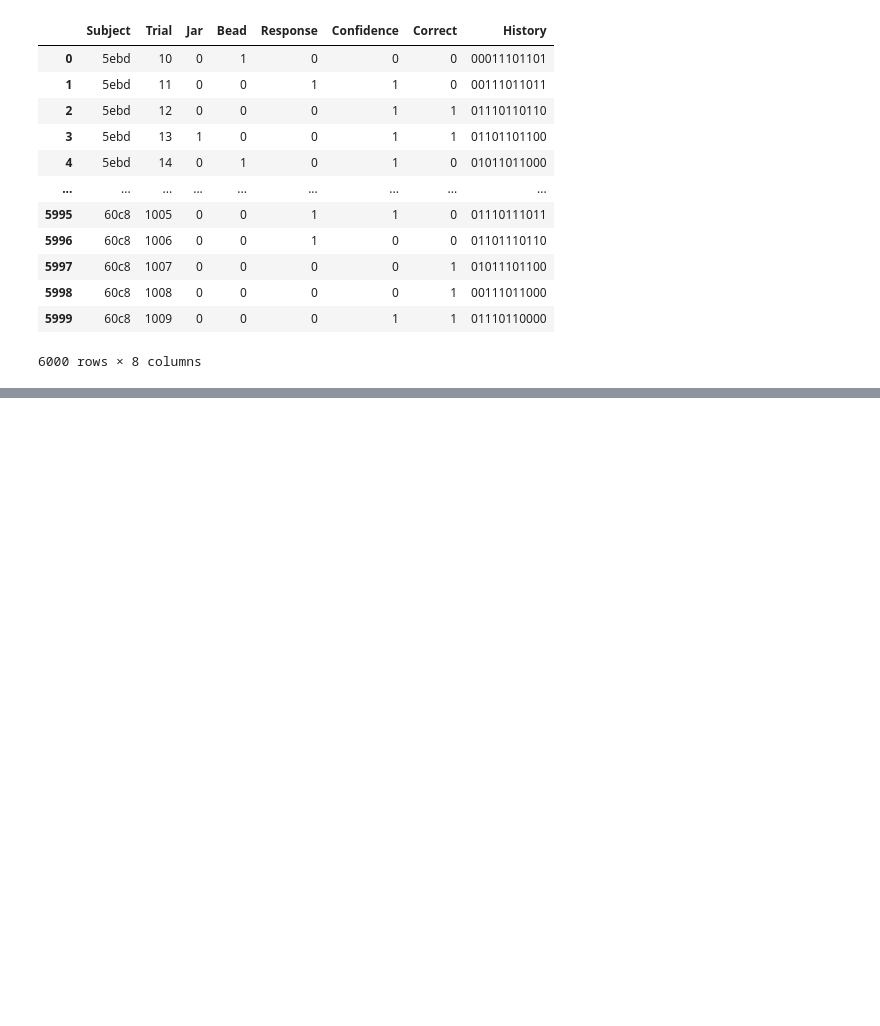
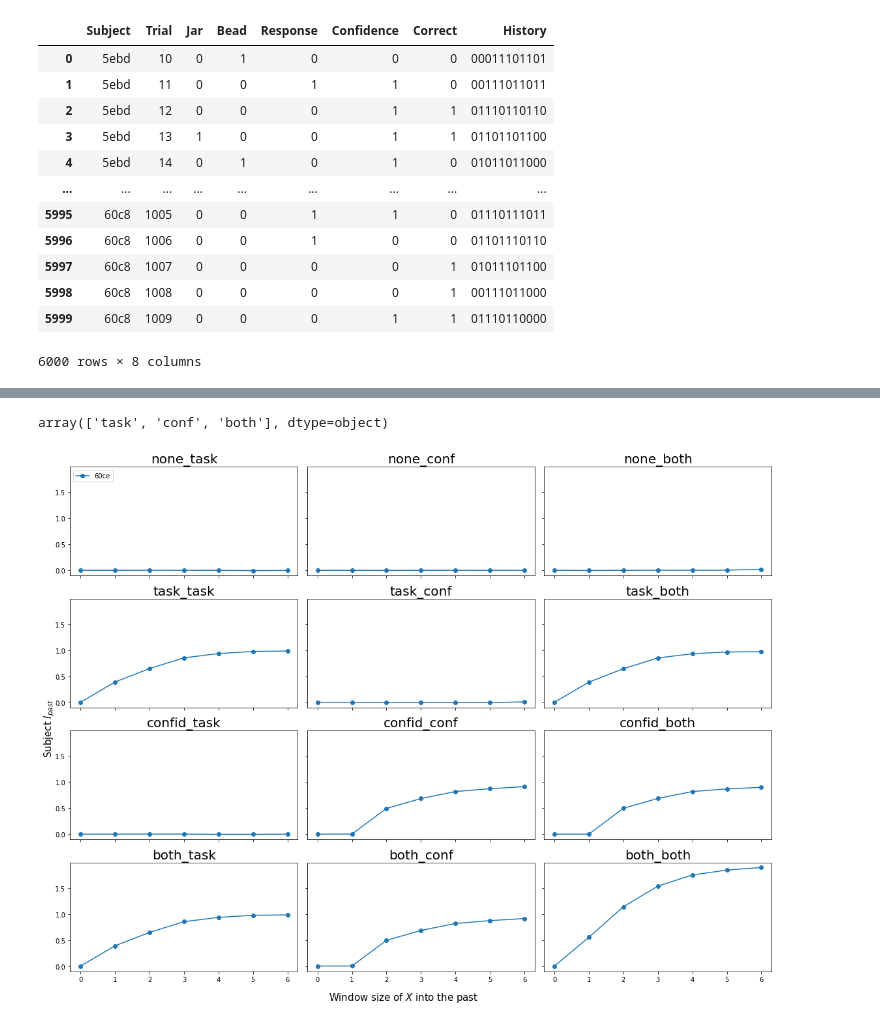
Before and after one commit to vickiew/InformationBottleneckConfidence, a Jupyter notebook: Urn-Confidence/Pilot/IBConfidenceSimulation.ipynb, the cells around one changed output, grey strips where cells are left out. Cells and saved outputs as stored; diff of their text form; code cells hidden in the pictures; blank space fills up the shorter version.

```diff
--- a/Urn-Confidence/Pilot/IBConfidenceSimulation.ipynb
+++ b/Urn-Confidence/Pilot/IBConfidenceSimulation.ipynb
@@ -308,0 +156,28 @@ plt.title('Decision only vs decision + confidence',size=20)
+# %%
+I_window = []
+
+def window_helper(i_p, i_f, dname, includes):
+    m = []
+    for sub in i_p.keys():
+        df = pd.DataFrame({
+            'Subject':sub,
+            'sim':dname,
+            'includes':includes,
+            'window':np.arange(len(i_p[sub])),
+            'Ip':i_p[sub],
+            'If':i_f[sub]
+        })
+        m.extend(df.values)
+    return(m)
+
+for dname,d in Ddict.items():
+    ip_task, if_task = sm.get_windowed_mi_subs(d,6)
+    ip_conf, if_conf = sm.get_windowed_mi_subs_confo(d,6)
+    ip_both, if_both = sm.get_windowed_mi_subs_confid(d,6)
+
+    I_window.extend(window_helper(ip_task, if_task, dname, "task"))
+    I_window.extend(window_helper(ip_conf, if_conf, dname, "conf"))
+    I_window.extend(window_helper(ip_both, if_both, dname, "both"))
+
+I_window_df = pd.DataFrame(I_window, columns = ['Subject', 'sim', 'includes', 'window', 'Ip', "If"])
+I_window_df
@@ -308,0 +261,21 @@ plt.title('Decision only vs decision + confidence',size=20)
+# %%
+I_window_df['includes'].unique()
+# %% [output]
+array(['task', 'conf', 'both'], dtype=object)
+# %%
+fig, axs = plt.subplots(nrows=4, ncols=3, figsize=(16, 12), sharex = True, sharey = True)
+for i,sim in enumerate(I_window_df['sim'].unique()):
+    for j,includes in enumerate(I_window_df['includes'].unique()):
+        Itype = I_window_df[(I_window_df['sim'] == sim) & (I_window_df['includes'] == includes)]
+        for sub in Itype['Subject'].unique():
+            Isub = Itype[Itype['Subject'] == sub]
+            axs[i,j].plot(Isub['window'],Isub['Ip'],'-o',label = sub)
+        axs[i,j].set_title(sim + "_" + includes,size=20)
+axs[0,0].legend(loc = 'upper left')
+fig.supxlabel('Window size of $X$ into the past',size=15)
+fig.supylabel('Subject $I_{past}$',size=15)
+#plt.legend(loc = 'lower right')
+plt.tight_layout()
+plt.show();
+# %% [output]
+[figure, added]
```
Also changed, not shown: parts of 39 cells of this notebook, 4 other files.
